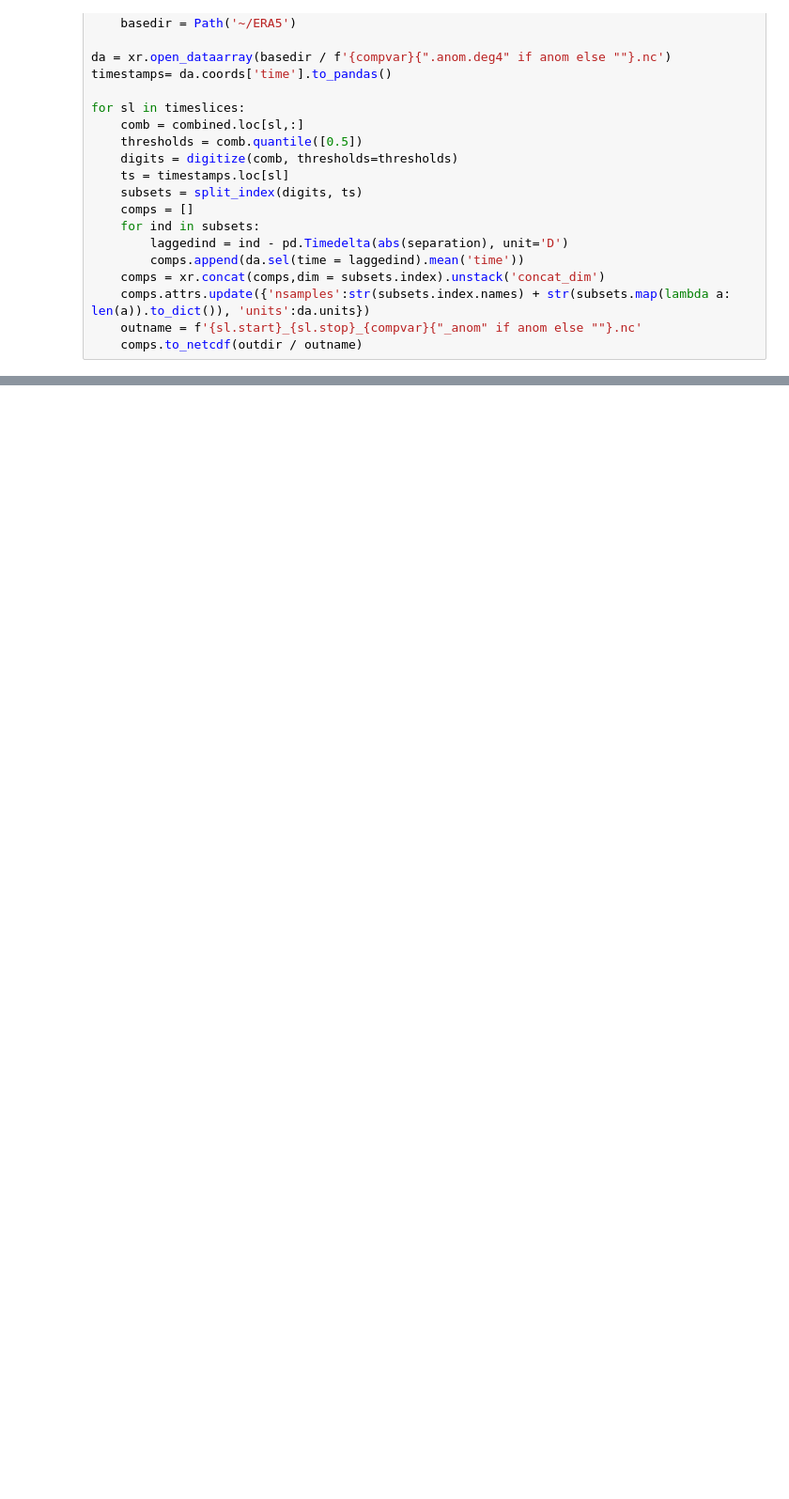
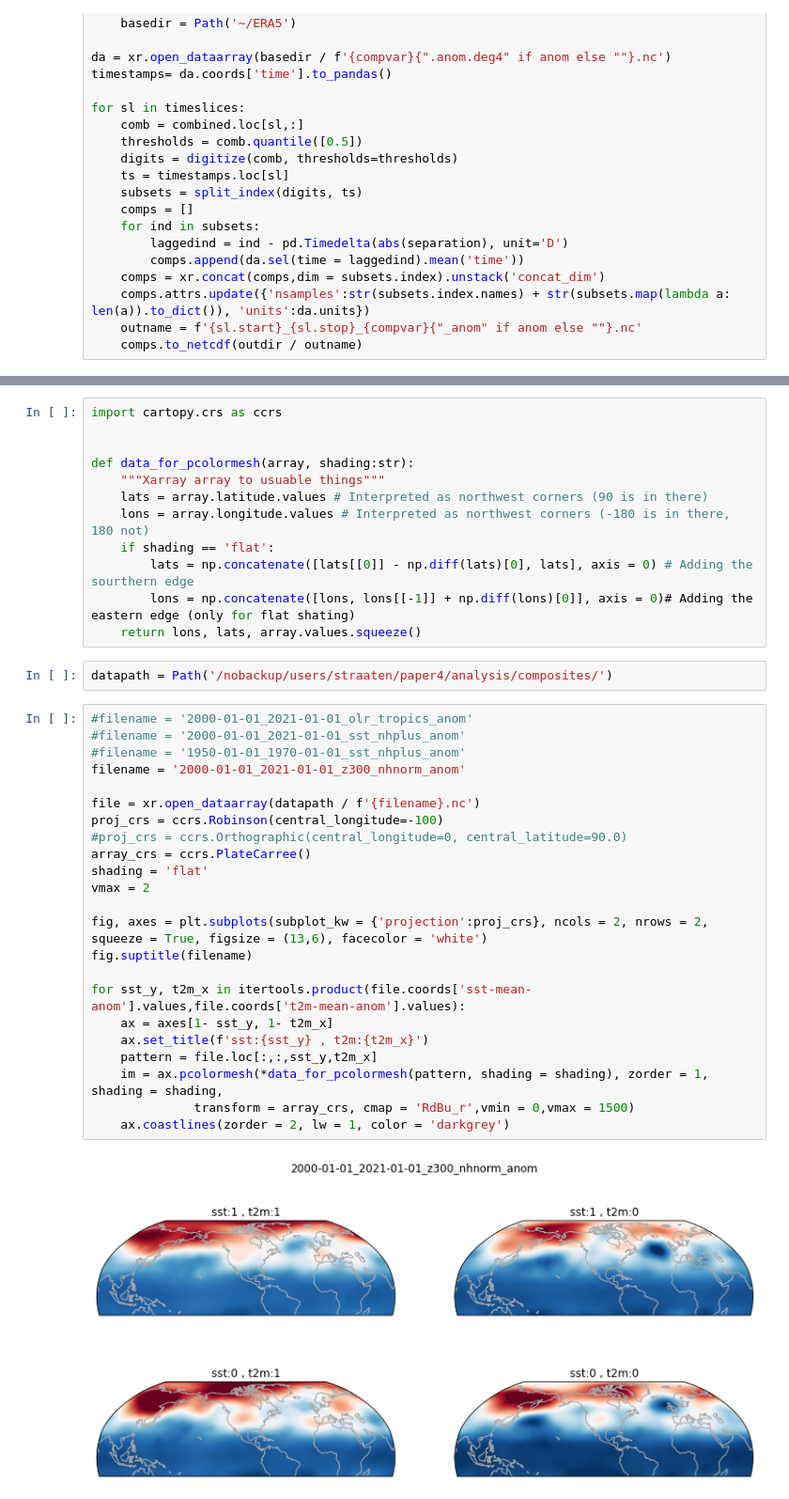
Before and after one commit to chiemvs/telegates, a Jupyter notebook: Explore.ipynb, the cells around one changed output, grey strips where cells are left out. Shown at 94% size. Drawn from its saved outputs; the diff is of its cells as text; blank space fills up the shorter version.

Commit message:
mapping with cartopy

```diff
--- a/Explore.ipynb
+++ b/Explore.ipynb
@@ -1095,0 +1098,39 @@ for sl in timeslices:
+# %%
+import cartopy.crs as ccrs
+
+
+def data_for_pcolormesh(array, shading:str):
+    """Xarray array to usuable things"""
+    lats = array.latitude.values # Interpreted as northwest corners (90 is in there)
+    lons = array.longitude.values # Interpreted as northwest corners (-180 is in there, 180 not)
+    if shading == 'flat':
+        lats = np.concatenate([lats[[0]] - np.diff(lats)[0], lats], axis = 0) # Adding the sourthern edge
+        lons = np.concatenate([lons, lons[[-1]] + np.diff(lons)[0]], axis = 0)# Adding the eastern edge (only for flat shating)
+    return lons, lats, array.values.squeeze()
+# %%
+datapath = Path('/nobackup/users/straaten/paper4/analysis/composites/')
+# %%
+#filename = '2000-01-01_2021-01-01_olr_tropics_anom'
+#filename = '2000-01-01_2021-01-01_sst_nhplus_anom'
+#filename = '1950-01-01_1970-01-01_sst_nhplus_anom'
+filename = '2000-01-01_2021-01-01_z300_nhnorm_anom'
+
+file = xr.open_dataarray(datapath / f'{filename}.nc')
+proj_crs = ccrs.Robinson(central_longitude=-100)
+#proj_crs = ccrs.Orthographic(central_longitude=0, central_latitude=90.0)
+array_crs = ccrs.PlateCarree()
+shading = 'flat'
+vmax = 2
+
+fig, axes = plt.subplots(subplot_kw = {'projection':proj_crs}, ncols = 2, nrows = 2, squeeze = True, figsize = (13,6), facecolor = 'white')
+fig.suptitle(filename)
+
+for sst_y, t2m_x in itertools.product(file.coords['sst-mean-anom'].values,file.coords['t2m-mean-anom'].values):
+    ax = axes[1- sst_y, 1- t2m_x]
+    ax.set_title(f'sst:{sst_y} , t2m:{t2m_x}')
+    pattern = file.loc[:,:,sst_y,t2m_x]
+    im = ax.pcolormesh(*data_for_pcolormesh(pattern, shading = shading), zorder = 1, shading = shading,
+              transform = array_crs, cmap = 'RdBu_r',vmin = 0,vmax = 1500)
+    ax.coastlines(zorder = 2, lw = 1, color = 'darkgrey')
+# %% [output]
+[figure, added]
```
Also changed, not shown: parts of 1 cell of this notebook.
